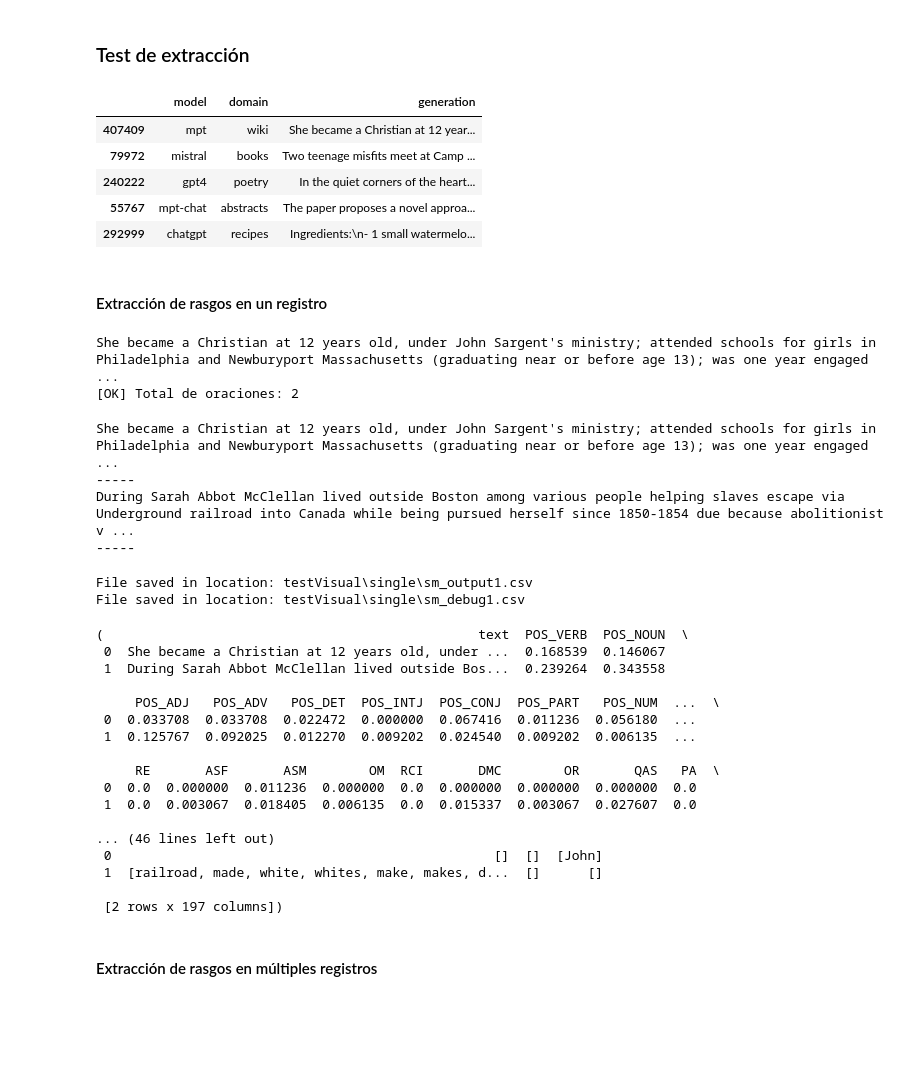
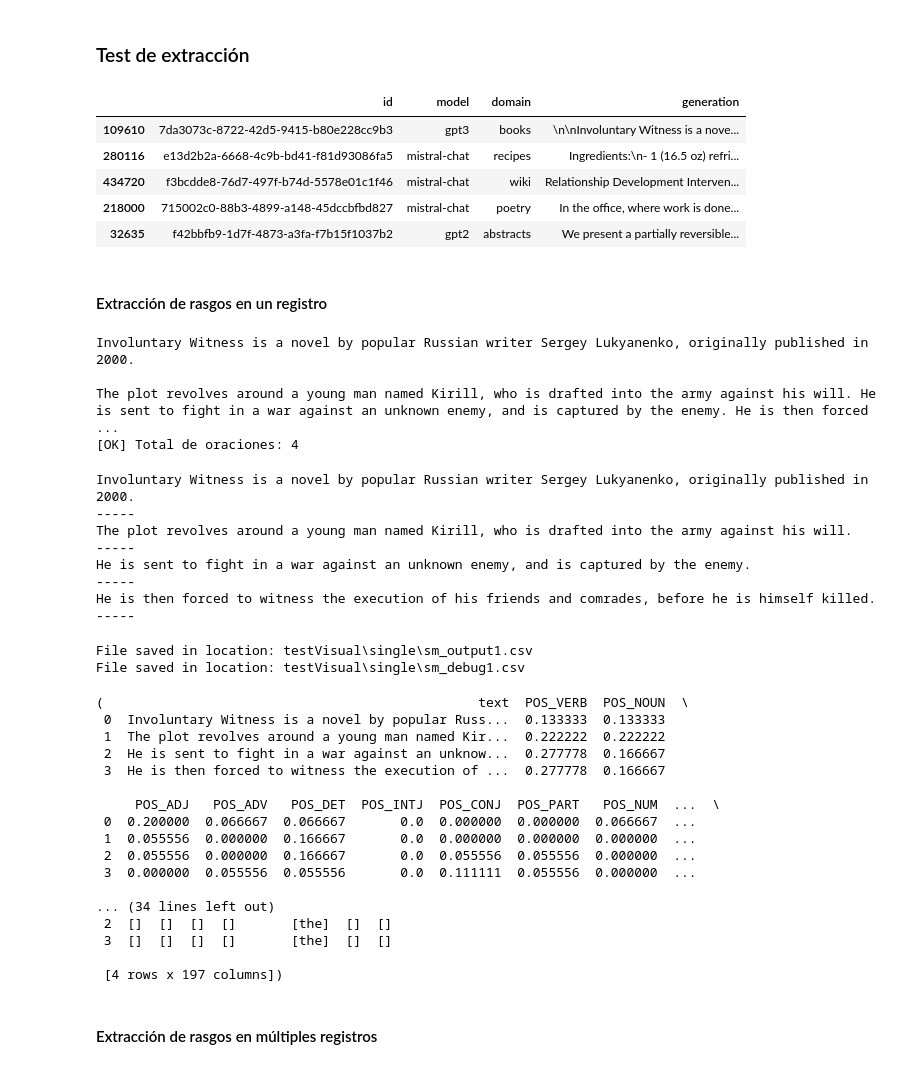
Before and after one commit to JaimeRamosT/Hybrid-authorship-detection---Stylometry, a Jupyter notebook: part1.ipynb, the cells around one changed output. Cells and saved outputs as stored; diff of their text form; code cells hidden in the pictures; blank space fills up the shorter version.

```diff
--- a/part1.ipynb
+++ b/part1.ipynb
@@ -57,7 +57,7 @@ display(or_train_noadv_df.head(7))
 | 5 | 72fe360b-cce6-4daf-b66a-1d778f5964f8 | 72fe360b-cce6-4daf-b66a-1d778f5964f8 | 72fe360b-cce6-4daf-b66a-1d778f5964f8 | human | NaN | NaN | none | abstracts | Segmenter: Transformer for Semant... | ... |
 | 6 | df594cf4-9a0c-4488-bcb3-68f41e2d5a16 | df594cf4-9a0c-4488-bcb3-68f41e2d5a16 | df594cf4-9a0c-4488-bcb3-68f41e2d5a16 | human | NaN | NaN | none | abstracts | Mining Contextual Information Bey... | ... |
 # %%
-intCols = ['model', 'domain', 'title', 'prompt', 'generation']
+intCols = ['id','model', 'domain', 'title', 'prompt', 'generation']
 # print("Visualizar columnas específicas:")
 # train_noadv_df = or_train_noadv_df[or_train_noadv_df['model'] != 'human']
 
@@ -128,32 +128,38 @@ pd.reset_option('display.max_rows')
 ### Test de extracción
 # %%
 # Get sample dataframe 'generation'
-generation_sample = filtered[['model', 'domain', 'generation']].sample(n=5, random_state=36)
+generation_sample = train_noadv_df[['id', 'model', 'domain', 'generation']].sample(n=5, random_state=3)
 display(generation_sample)
 # %% [output]
-|  | model | domain | generation |
-| 407409 | mpt | wiki | She became a Christian at 12 year... |
-| 79972 | mistral | books | Two teenage misfits meet at Camp ... |
-| 240222 | gpt4 | poetry | In the quiet corners of the heart... |
-| 55767 | mpt-chat | abstracts | The paper proposes a novel approa... |
-| 292999 | chatgpt | recipes | Ingredients:\n- 1 small watermelo... |
+|  | id | model | domain | generation |
+| 109610 | 7da3073c-8722-42d5-9415-b80e228cc9b3 | gpt3 | books | \n\nInvoluntary Witness is a nove... |
+| 280116 | e13d2b2a-6668-4c9b-bd41-f81d93086fa5 | mistral-chat | recipes | Ingredients:\n- 1 (16.5 oz) refri... |
+| 434720 | f3bcdde8-76d7-497f-b74d-5578e01c1f46 | mistral-chat | wiki | Relationship Development Interven... |
+| 218000 | 715002c0-88b3-4899-a148-45dccbfbd827 | mistral-chat | poetry | In the office, where work is done... |
+| 32635 | f42bbfb9-1d7f-4873-a3fa-f7b15f1037b2 | gpt2 | abstracts | We present a partially reversible... |
 # %% [markdown]
 #### Extracción de rasgos en un registro
 # %%
 print(generation_sample['generation'].iloc[0])
 outputList = split_text_into_sentences(generation_sample['generation'].iloc[0])
 # %% [output]
-She became a Christian at 12 years old, under John Sargent's ministry; attended schools for girls in Philadelphia and Newburyport Massachusetts (graduating near or before age 13); was one year engaged ...
-[OK] Total de oraciones: 2
+Involuntary Witness is a novel by popular Russian writer Sergey Lukyanenko, originally published in 2000.
+
+The plot revolves around a young man named Kirill, who is drafted into the army against his will. He is sent to fight in a war against an unknown enemy, and is captured by the enemy. He is then forced ...
+[OK] Total de oraciones: 4
 # %%
 for sentence in outputList:
     print(sentence)
     print("-----")
 # %% [output]
-She became a Christian at 12 years old, under John Sargent's ministry; attended schools for girls in Philadelphia and Newburyport Massachusetts (graduating near or before age 13); was one year engaged ...
+Involuntary Witness is a novel by popular Russian writer Sergey Lukyanenko, originally published in 2000.
 -----
-During Sarah Abbot McClellan lived outside Boston among various people helping slaves escape via Underground railroad into Canada while being pursued herself since 1850-1854 due because abolitionist v ...
+The plot revolves around a young man named Kirill, who is drafted into the army against his will.
 -----
+He is sent to fight in a war against an unknown enemy, and is captured by the enemy.
+-----
+He is then forced to witness the execution of his friends and comrades, before he is himself killed.
+-----
 # %%
 stylo = sm.StyloMetrix('en', debug=True, save_path="testVisual/single") # define langauge, one of ('de','en', 'pl', 'ru', 'ukr')
 metrics = stylo.transform(outputList) # list of texts
@@ -162,22 +168,22 @@ metrics
 File saved in location: testVisual\single\sm_output1.csv
 File saved in location: testVisual\single\sm_debug1.csv
 (                                                text  POS_VERB  POS_NOUN  \
- 0  She became a Christian at 12 years old, under ...  0.168539  0.146067
- 1  During Sarah Abbot McClellan lived outside Bos...  0.239264  0.343558
+ 0  Involuntary Witness is a novel by popular Russ...  0.133333  0.133333
+ 1  The plot revolves around a young man named Kir...  0.222222  0.222222
+ 2  He is sent to fight in a war against an unknow...  0.277778  0.166667
+ 3  He is then forced to witness the execution of ...  0.277778  0.166667
 
      POS_ADJ   POS_ADV   POS_DET  POS_INTJ  POS_CONJ  POS_PART   POS_NUM  ...  \
- 0  0.033708  0.033708  0.022472  0.000000  0.067416  0.011236  0.056180  ...
- 1  0.125767  0.092025  0.012270  0.009202  0.024540  0.009202  0.006135  ...
+ 0  0.200000  0.066667  0.066667       0.0  0.000000  0.000000  0.066667  ...
+ 1  0.055556  0.000000  0.166667       0.0  0.000000  0.000000  0.000000  ...
+ 2  0.055556  0.000000  0.166667       0.0  0.055556  0.055556  0.000000  ...
+ 3  0.000000  0.055556  0.055556       0.0  0.111111  0.055556  0.000000  ...
 
-     RE       ASF       ASM        OM  RCI       DMC        OR       QAS   PA  \
- 0  0.0  0.000000  0.011236  0.000000  0.0  0.000000  0.000000  0.000000  0.0
- 1  0.0  0.003067  0.018405  0.006135  0.0  0.015337  0.003067  0.027607  0.0
+... (34 lines left out)
+ 2  []  []  []  []       [the]  []  []
+ 3  []  []  []  []       [the]  []  []
 
-... (46 lines left out)
- 0                                                 []  []  [John]
- 1  [railroad, made, white, whites, make, makes, d...  []      []
-
- [2 rows x 197 columns])
+ [4 rows x 197 columns])
 # %% [markdown]
 #### Extracción de rasgos en múltiples registros
 # %%
```
Also changed, not shown: parts of 5 cells of this notebook, 22 other files.
